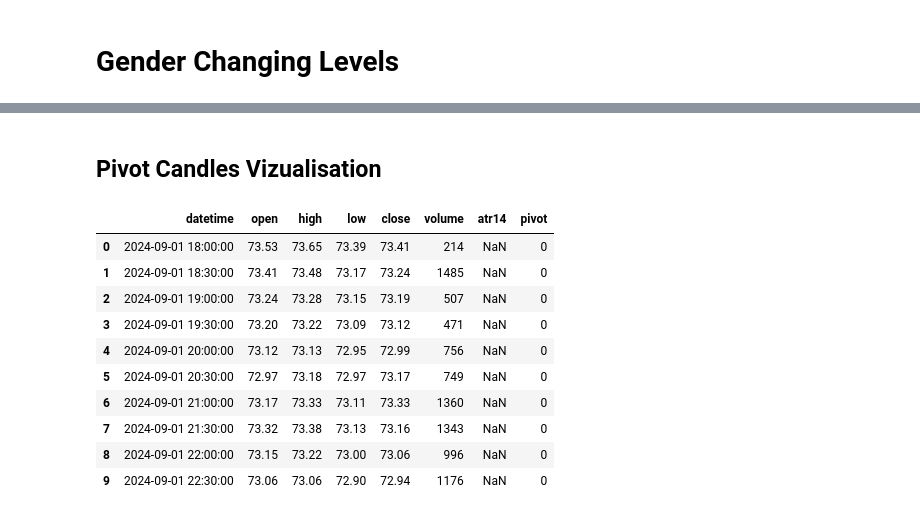
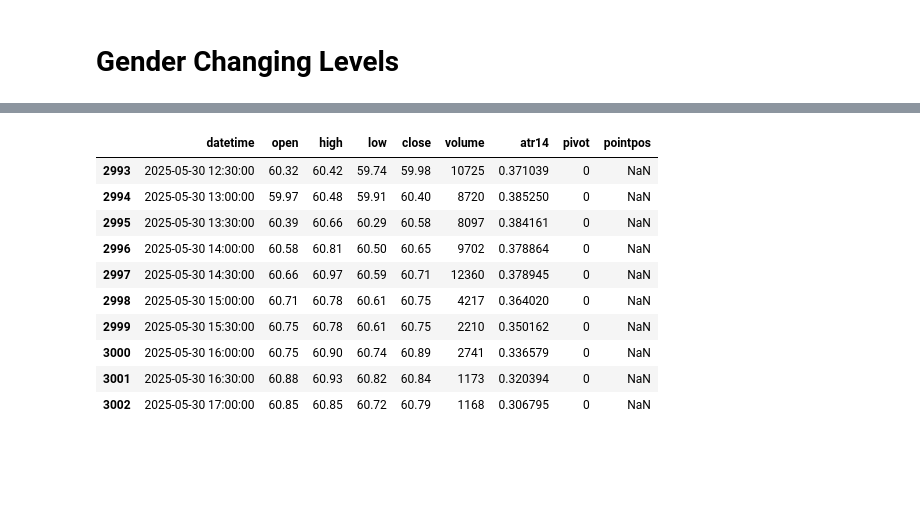
Before and after one commit to codenibler/level_detector, a Jupyter notebook: gender_changes.ipynb, the cells around one changed output, grey strips where cells are left out. Cells and saved outputs as stored; diff of their text form; code cells hidden in the pictures; blank space fills up the shorter version.

```diff
--- a/gender_changes.ipynb
+++ b/gender_changes.ipynb
@@ -53,33 +69,30 @@ df[f'pivot'] = df.apply(lambda x: pivotid(df, x.name, right_peek, left_peek), ax
-# %% [markdown]
-## Pivot Candles Vizualisation
-# %%
-df.head(10)
-# %% [output]
-|  | datetime | open | high | low | close | volume | atr14 | pivot |
-| 0 | 2024-09-01 18:00:00 | 73.53 | 73.65 | 73.39 | 73.41 | 214 | NaN | 0 |
-| 1 | 2024-09-01 18:30:00 | 73.41 | 73.48 | 73.17 | 73.24 | 1485 | NaN | 0 |
-| 2 | 2024-09-01 19:00:00 | 73.24 | 73.28 | 73.15 | 73.19 | 507 | NaN | 0 |
-| 3 | 2024-09-01 19:30:00 | 73.20 | 73.22 | 73.09 | 73.12 | 471 | NaN | 0 |
-| 4 | 2024-09-01 20:00:00 | 73.12 | 73.13 | 72.95 | 72.99 | 756 | NaN | 0 |
-| 5 | 2024-09-01 20:30:00 | 72.97 | 73.18 | 72.97 | 73.17 | 749 | NaN | 0 |
-| 6 | 2024-09-01 21:00:00 | 73.17 | 73.33 | 73.11 | 73.33 | 1360 | NaN | 0 |
-| 7 | 2024-09-01 21:30:00 | 73.32 | 73.38 | 73.13 | 73.16 | 1343 | NaN | 0 |
-| 8 | 2024-09-01 22:00:00 | 73.15 | 73.22 | 73.00 | 73.06 | 996 | NaN | 0 |
-| 9 | 2024-09-01 22:30:00 | 73.06 | 73.06 | 72.90 | 72.94 | 1176 | NaN | 0 |
 # %%
 import numpy as np
 
 def pointpos(x, distance):
     if x[f'pivot']==1:
         return x['low']-distance
     elif x[f'pivot']==2:
         return x['high']+distance
     else:
         return np.nan
 
 
 # Point position for help plotting.
 df['pointpos'] = df.apply(lambda row: pointpos(row, distance=0.2), axis=1)
+df.tail(10)
+# %% [output]
+|  | datetime | open | high | low | close | volume | atr14 | pivot | pointpos |
+| 2993 | 2025-05-30 12:30:00 | 60.32 | 60.42 | 59.74 | 59.98 | 10725 | 0.371039 | 0 | NaN |
+| 2994 | 2025-05-30 13:00:00 | 59.97 | 60.48 | 59.91 | 60.40 | 8720 | 0.385250 | 0 | NaN |
+| 2995 | 2025-05-30 13:30:00 | 60.39 | 60.66 | 60.29 | 60.58 | 8097 | 0.384161 | 0 | NaN |
+| 2996 | 2025-05-30 14:00:00 | 60.58 | 60.81 | 60.50 | 60.65 | 9702 | 0.378864 | 0 | NaN |
+| 2997 | 2025-05-30 14:30:00 | 60.66 | 60.97 | 60.59 | 60.71 | 12360 | 0.378945 | 0 | NaN |
+| 2998 | 2025-05-30 15:00:00 | 60.71 | 60.78 | 60.61 | 60.75 | 4217 | 0.364020 | 0 | NaN |
+| 2999 | 2025-05-30 15:30:00 | 60.75 | 60.78 | 60.61 | 60.75 | 2210 | 0.350162 | 0 | NaN |
+| 3000 | 2025-05-30 16:00:00 | 60.75 | 60.90 | 60.74 | 60.89 | 2741 | 0.336579 | 0 | NaN |
+| 3001 | 2025-05-30 16:30:00 | 60.88 | 60.93 | 60.82 | 60.84 | 1173 | 0.320394 | 0 | NaN |
+| 3002 | 2025-05-30 17:00:00 | 60.85 | 60.85 | 60.72 | 60.79 | 1168 | 0.306795 | 0 | NaN |
 # %%
 import plotly.graph_objects as go
 from plotly.subplots import make_subplots
```
Also changed, not shown: parts of 9 cells of this notebook, 3 other files.
